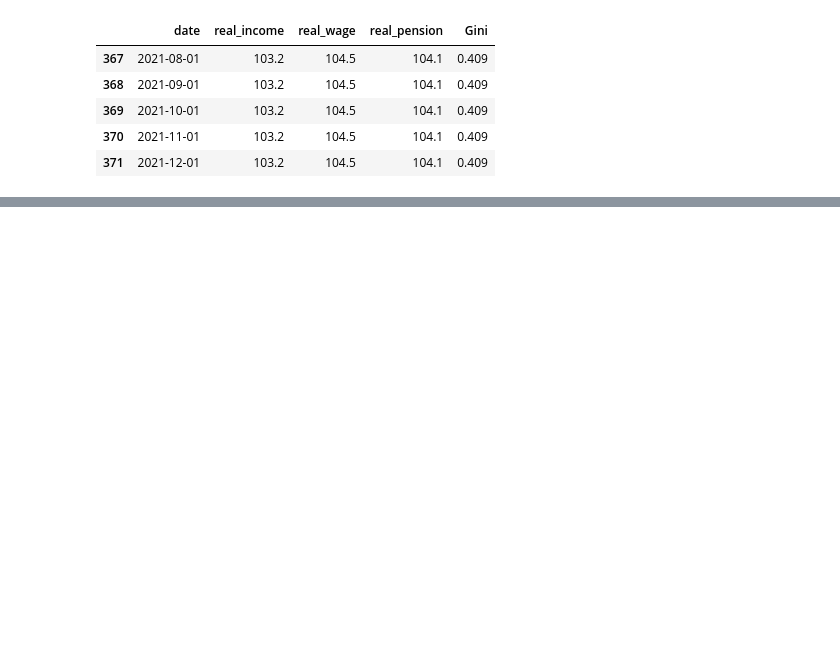
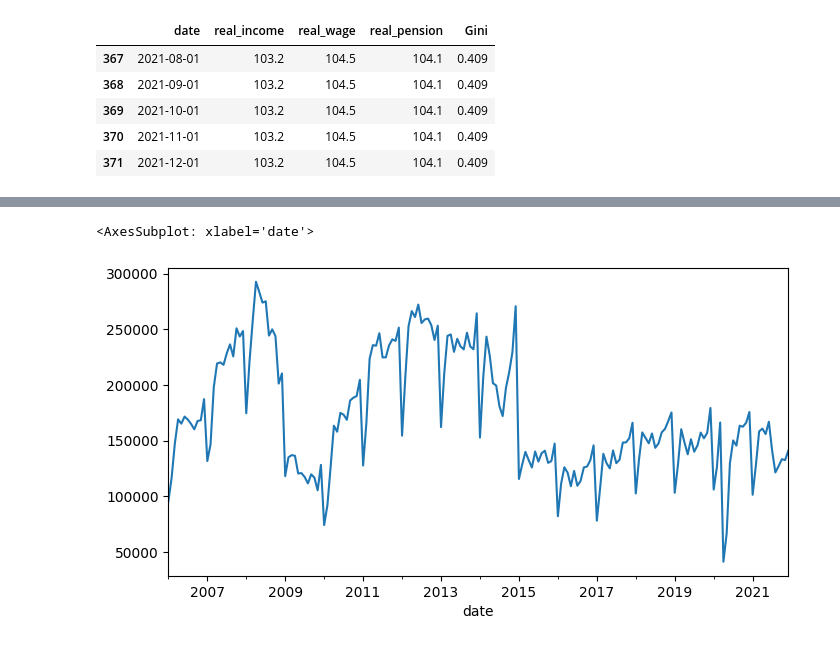
Before and after one commit to VladislavBalabaev/spatial_analysis, a Jupyter notebook: time_series.ipynb, the cells around one changed output, grey strips where cells are left out. Cells and saved outputs as stored; diff of their text form; code cells hidden in the pictures; blank space fills up the shorter version.

```diff
--- a/time_series.ipynb
+++ b/time_series.ipynb
@@ -198,0 +210,6 @@ all_df
+# %%
+plt.rc('figure', figsize=(8, 4))
+all_df['demand_new'].plot()
+# %% [output]
+<AxesSubplot: xlabel='date'>
+[figure, added]
```
Also changed, not shown: parts of 13 cells of this notebook, 1 other file.
